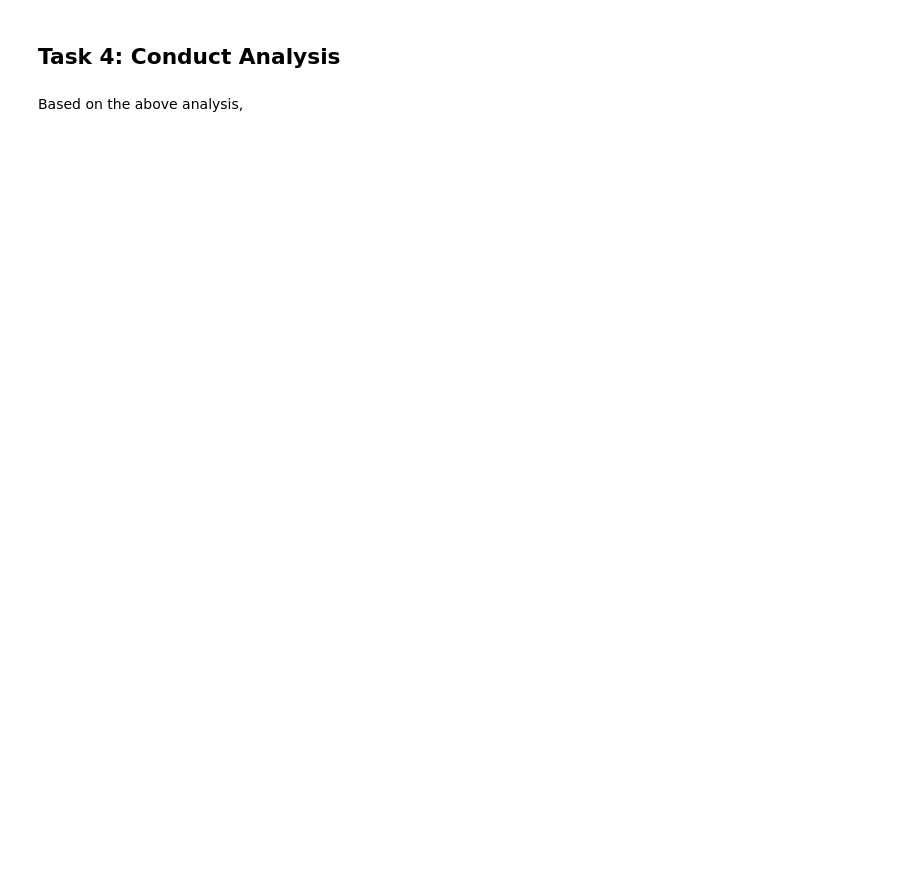
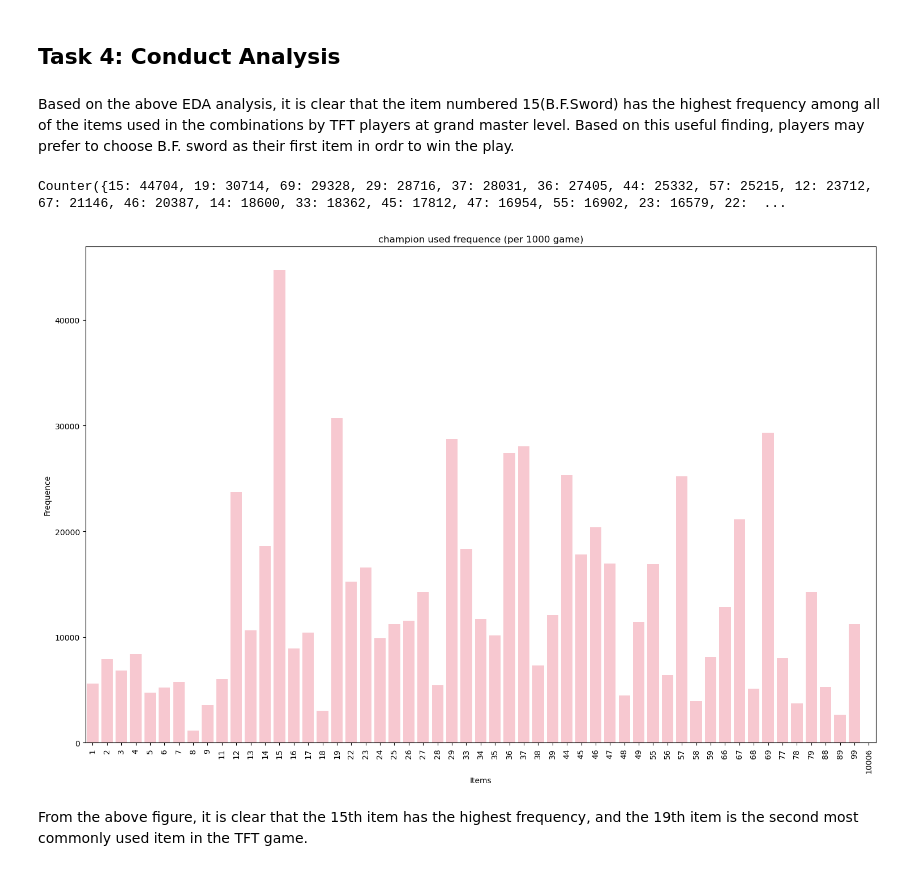
Before and after one commit to ubco-W2022T1-cosc301/project-group32, a Jupyter notebook: notebooks/analysis3.ipynb, the cells around one changed output. Saved outputs shown, nothing was run; the diff lists cells and outputs as text; code cells hidden in the pictures; blank space fills up the shorter version.

```diff
--- a/notebooks/analysis3.ipynb
+++ b/notebooks/analysis3.ipynb
@@ -102,0 +116,13 @@ array(["{'Malphite': {'items': [], 'star': 2}, 'Blitzcrank': {'items': [58], 'st
+# %%
+clist=[]
+clist=myDatabase['champion_list'].apply(lambda x: list(x.values()))
+uniqueItem=[]
+
+for i in clist:
+    for j in i:
+        uniqueItem.append(j.get('items'))
+        # uniqueItem=list(set(uniqueItem+i))
+# %%
+uniqueItem2=[item for sublist in uniqueItem for item in sublist]
+# uniqueItem2=list(set(uniqueItem2))
+print(sorted(uniqueItem2))
@@ -102,0 +131,4 @@ array(["{'Malphite': {'items': [], 'star': 2}, 'Blitzcrank': {'items': [58], 'st
+# %%
+import collections
+frequency = collections.Counter(uniqueItem2)
+print(dict(frequency))
@@ -269,4 +312,32 @@ df
 # %% [markdown]
 ## Task 4: Conduct Analysis
-# %% [markdown]
-Based on the above analysis,
+# %% [markdown]
+Based on the above EDA analysis, it is clear that the item numbered 15(B.F.Sword) has the highest frequency among all of the items used in the combinations by TFT players at grand master level. Based on this useful finding, players may prefer to choose B.F. sword as their first item in ordr to win the play.
+# %%
+items = frequency.keys()
+freqs = frequency.values()
+#new_df = pd.DataFrame(frequency)
+
+#sns.histplot(data=penguins, x="flipper_length_mm", kde=True)
+#new_df
+print(frequency)
+# %% [output]
+Counter({15: 44704, 19: 30714, 69: 29328, 29: 28716, 37: 28031, 36: 27405, 44: 25332, 57: 25215, 12: 23712, 67: 21146, 46: 20387, 14: 18600, 33: 18362, 45: 17812, 47: 16954, 55: 16902, 23: 16579, 22:  ...
+# %%
+fig, ax = plt.subplots()
+items = frequency.keys()
+freqs = frequency.values()
+df = pd.DataFrame({'Items': items,'Frequence':freqs})
+df.to
+
+plt.rcParams["figure.figsize"] = [15, 10]
+plt.rcParams["figure.autolayout"] = True
+
+df['Items'].value_counts().plot(ax=ax, kind='bar', xlabel='Items', ylabel='Frequency')
+plotFinal = sns.barplot(data=df, x = 'Items', y = 'Frequence', color='pink').set(title = 'champion used frequence (per 1000 game)')
+
+plt.show()
+# %% [output]
+[figure, added]
+# %% [markdown]
+From the above figure, it is clear that the 15th item has the highest frequency, and the 19th item is the second most commonly used item in the TFT game.
```
Also changed, not shown: parts of 14 cells of this notebook, 1 other file.
